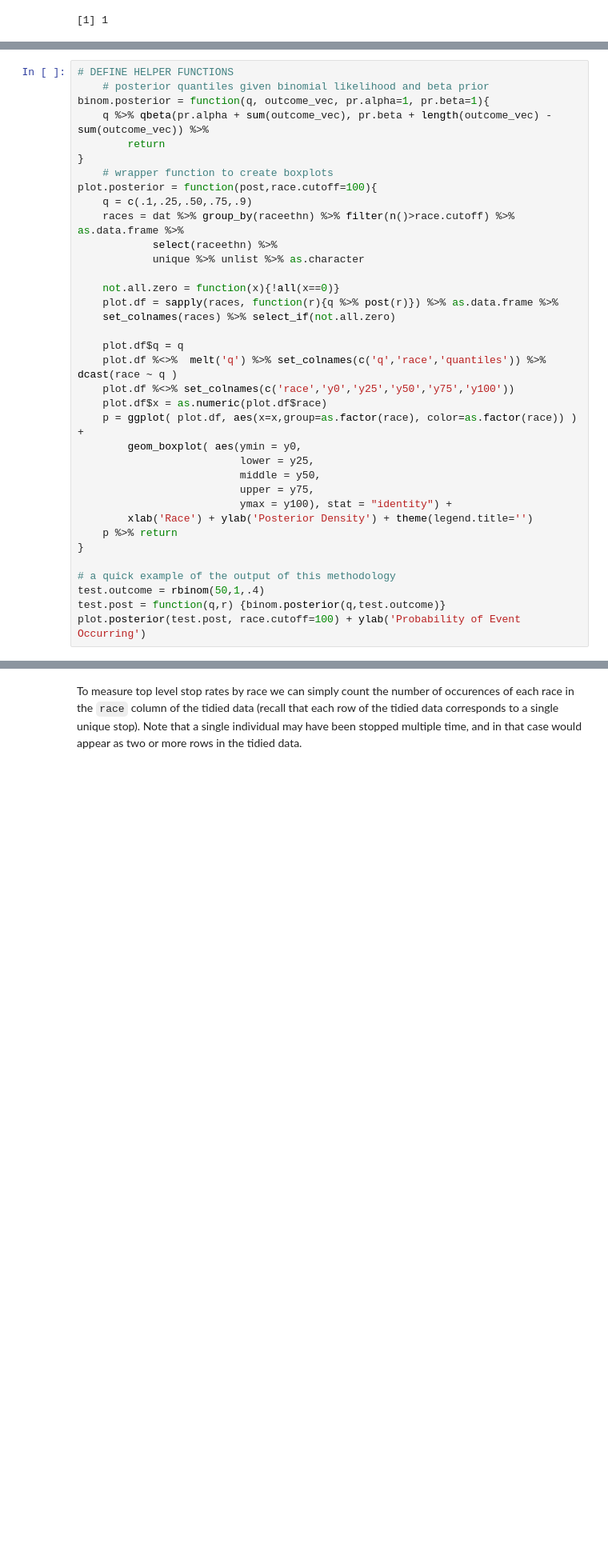
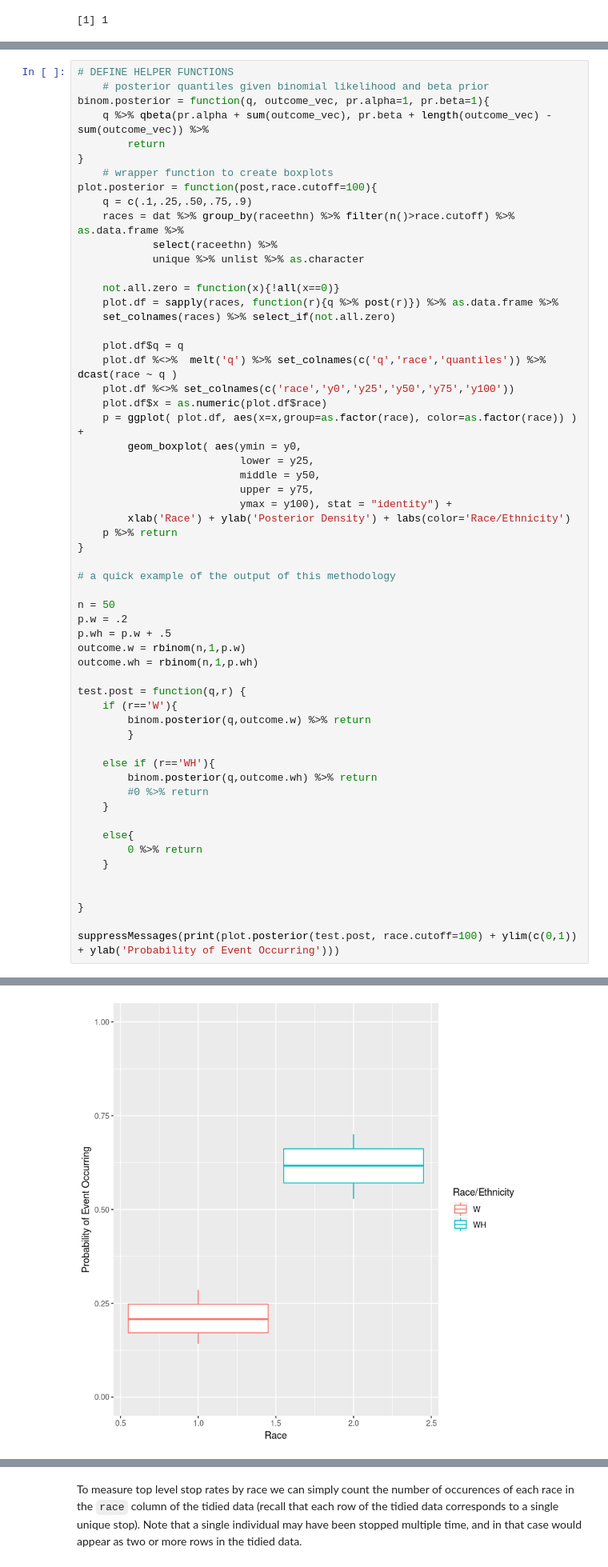
Before and after one commit to community-data-project/boulder-police-2019-analysis, a Jupyter notebook: code/R/First Findings.ipynb, the cells around one changed output, grey strips where cells are left out. Shown: that part at 80% size. Cells and saved outputs as stored; diff of their text form; blank space fills up the shorter version.

```diff
--- a/code/R/First Findings.ipynb
+++ b/code/R/First Findings.ipynb
@@ -171,12 +163,34 @@ plot.posterior = function(post,race.cutoff=100){
                           middle = y50,
                           upper = y75,
                           ymax = y100), stat = "identity") +
-        xlab('Race') + ylab('Posterior Density') + theme(legend.title='')
+        xlab('Race') + ylab('Posterior Density') + labs(color='Race/Ethnicity')
     p %>% return
 }
 
 # a quick example of the output of this methodology
-test.outcome = rbinom(50,1,.4)
-test.post = function(q,r) {binom.posterior(q,test.outcome)}
-plot.posterior(test.post, race.cutoff=100) + ylab('Probability of Event Occurring')
+
+n = 50
+p.w = .2
+p.wh = p.w + .5
+outcome.w = rbinom(n,1,p.w)
+outcome.wh = rbinom(n,1,p.wh)
+
+test.post = function(q,r) {
+    if (r=='W'){
+        binom.posterior(q,outcome.w) %>% return
+        }
+
+    else if (r=='WH'){
+        binom.posterior(q,outcome.wh) %>% return
+        #0 %>% return
+    }
+
+    else{
+        0 %>% return
+    }
+
+
+}
+
+suppressMessages(print(plot.posterior(test.post, race.cutoff=100) + ylim(c(0,1)) + ylab('Probability of Event Occurring')))
 # %% [output]
@@ -184,0 +197 @@ ERROR: Error in (function (el, elname) : Element legend.title must be a element_
+[figure, added]
```
Also changed, not shown: parts of 17 cells of this notebook.
